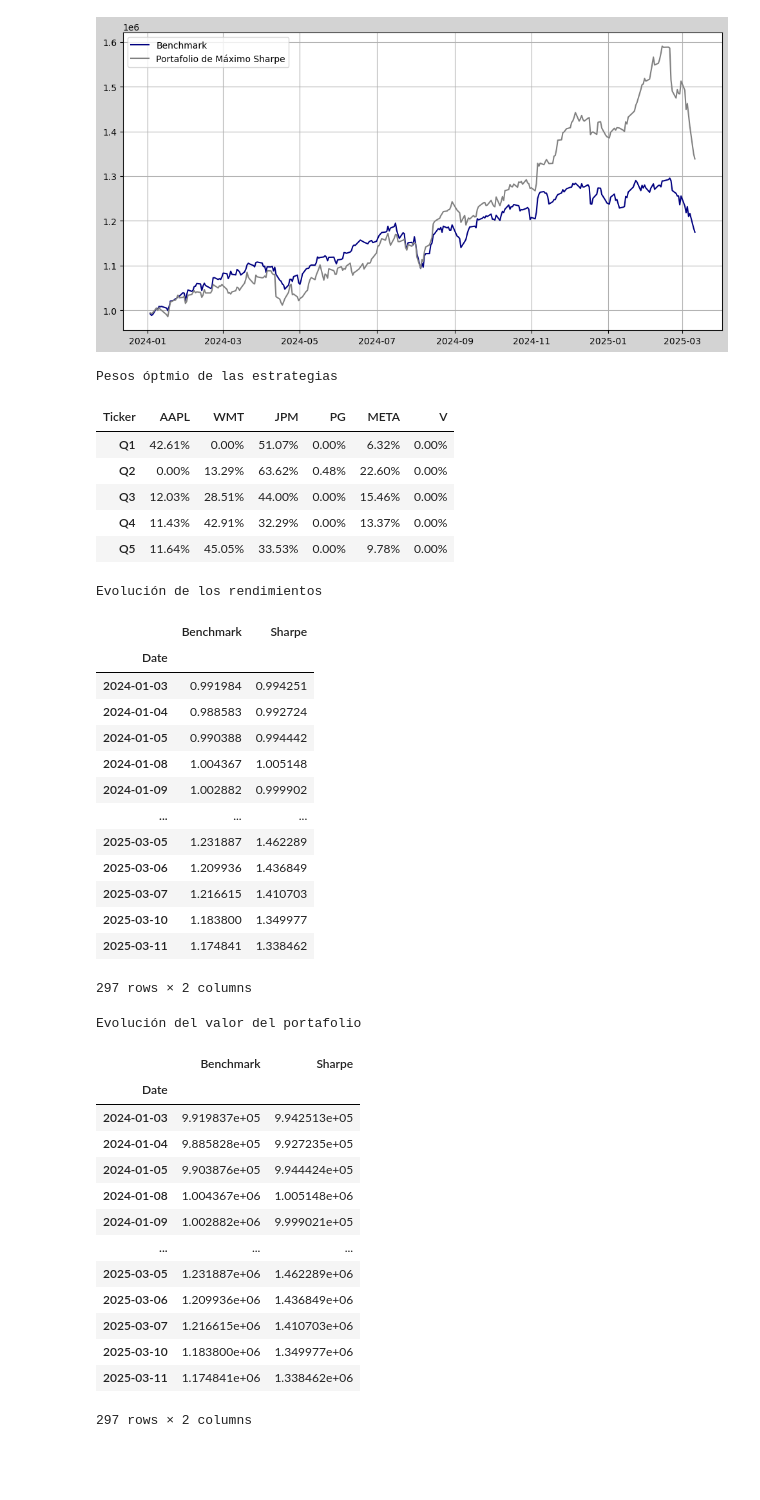
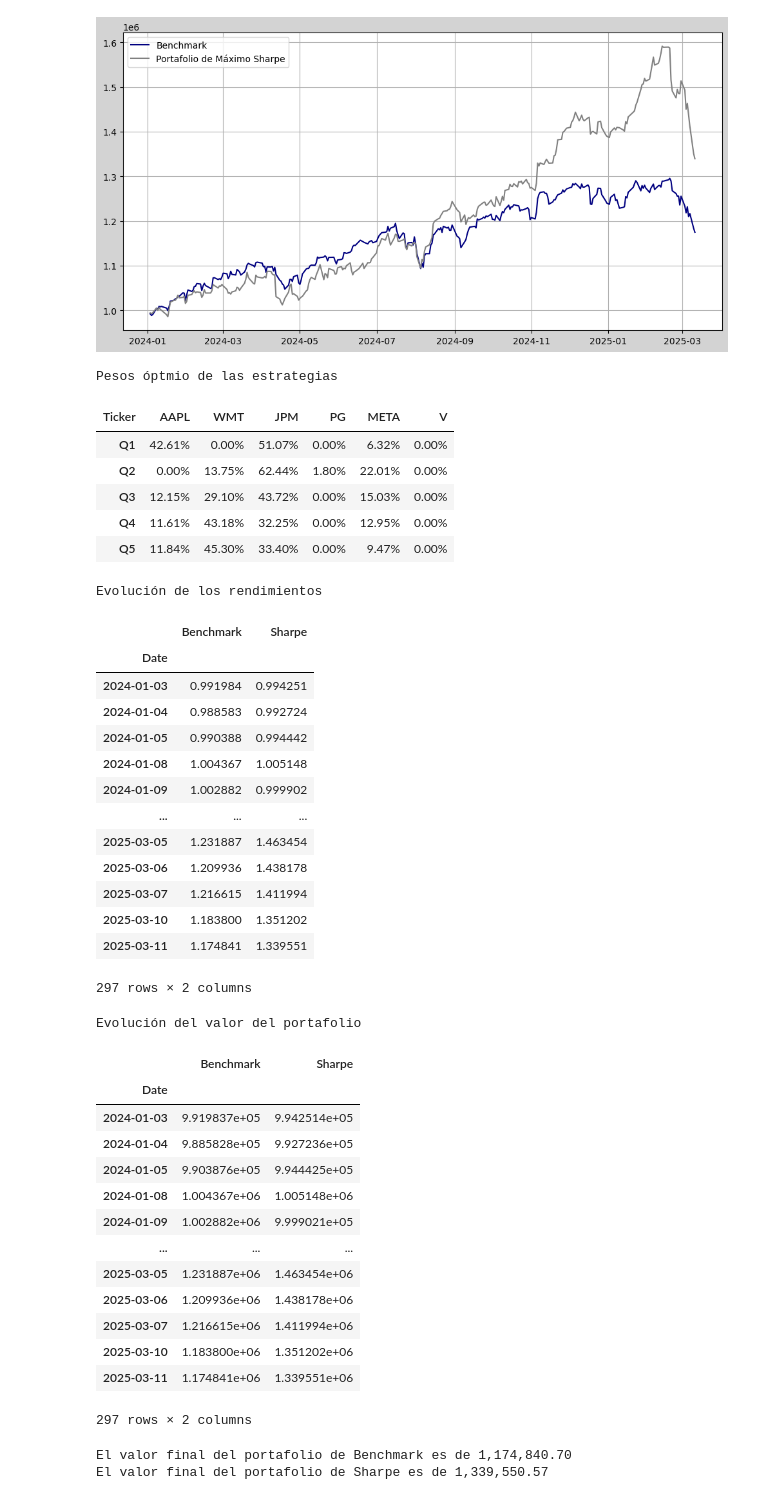
Before and after one commit to LuisMB09/admin_de_riesgos, a Jupyter notebook: proyecto_optimización.ipynb, the cells around one changed output. Drawn from its saved outputs; the diff is of its cells as text; code cells hidden in the pictures; blank space fills up the shorter version.

```diff
--- a/proyecto_optimización.ipynb
+++ b/proyecto_optimización.ipynb
@@ -281,6 +281,9 @@ print()
 
 print(f'Evolución del valor del portafolio')
 display(cumulative_returns_money)
+
+for i in cumulative_returns_money.columns:
+    print(f'El valor final del portafolio {i} es de {cumulative_returns_money[i].iloc[-1]:,.2f}')
 # %% [output]
 Pesos óptmio de las estrategias
 | Ticker | AAPL | WMT | JPM | PG | META | V |
@@ -367,7 +375,8 @@ rt_test_dynamic = [rt_test_total.loc[test_dates[i]:test_dates[i+1]] if i == 0
 # %% [markdown]
 ### Máximo Ratio de Sharpe
 # %%
-sharpe_weights = [opt_sharpe(rt_train_dynamic[i], rf) for i in range(len(rt_train_dynamic))]
+rf = [0.05, 0.048, 0.047, 0.046, 0.045, 0.044]
+sharpe_weights = [opt_sharpe(rt_train_dynamic[i], rf[i]) for i in range(len(rt_train_dynamic))]
 sharpe_dynamic = [portfolio_return(rt_test_dynamic[i], sharpe_weights[i]) for i in range(len(rt_test_dynamic))]
 
 sharpe_dynamic = np.concatenate(sharpe_dynamic)
@@ -418,24 +427,27 @@ plt.grid();
 # %%
 print(f'Pesos óptmio de las estrategias')
 display(df_sharpe)
 print()
 
 pd.reset_option('display.float_format')
 print(f'Evolución de los rendimientos')
 display(cumulative_returns_dynamic)
 
 print()
 
 print(f'Evolución del valor del portafolio')
 display(cumulative_money_dynamic)
+
+for i in cumulative_money_dynamic.columns:
+    print(f'El valor final del portafolio de {i} es de {cumulative_money_dynamic[i].iloc[-1]:,.2f}')
 # %% [output]
 Pesos óptmio de las estrategias
 | Ticker | AAPL | WMT | JPM | PG | META | V |
 | Q1 | 42.61% | 0.00% | 51.07% | 0.00% | 6.32% | 0.00% |
-| Q2 | 0.00% | 13.29% | 63.62% | 0.48% | 22.60% | 0.00% |
-| Q3 | 12.03% | 28.51% | 44.00% | 0.00% | 15.46% | 0.00% |
-| Q4 | 11.43% | 42.91% | 32.29% | 0.00% | 13.37% | 0.00% |
-| Q5 | 11.64% | 45.05% | 33.53% | 0.00% | 9.78% | 0.00% |
+| Q2 | 0.00% | 13.75% | 62.44% | 1.80% | 22.01% | 0.00% |
+| Q3 | 12.15% | 29.10% | 43.72% | 0.00% | 15.03% | 0.00% |
+| Q4 | 11.61% | 43.18% | 32.25% | 0.00% | 12.95% | 0.00% |
+| Q5 | 11.84% | 45.30% | 33.40% | 0.00% | 9.47% | 0.00% |
 Evolución de los rendimientos
 |  | Benchmark | Sharpe |
 | Date |  |  |
@@ -445,24 +457,26 @@ Evolución de los rendimientos
 | 2024-01-08 | 1.004367 | 1.005148 |
 | 2024-01-09 | 1.002882 | 0.999902 |
 | ... | ... | ... |
-| 2025-03-05 | 1.231887 | 1.462289 |
-| 2025-03-06 | 1.209936 | 1.436849 |
-| 2025-03-07 | 1.216615 | 1.410703 |
-| 2025-03-10 | 1.183800 | 1.349977 |
-| 2025-03-11 | 1.174841 | 1.338462 |
+| 2025-03-05 | 1.231887 | 1.463454 |
+| 2025-03-06 | 1.209936 | 1.438178 |
+| 2025-03-07 | 1.216615 | 1.411994 |
+| 2025-03-10 | 1.183800 | 1.351202 |
+| 2025-03-11 | 1.174841 | 1.339551 |
 297 rows × 2 columns
 Evolución del valor del portafolio
 |  | Benchmark | Sharpe |
 | Date |  |  |
-| 2024-01-03 | 9.919837e+05 | 9.942513e+05 |
-| 2024-01-04 | 9.885828e+05 | 9.927235e+05 |
-| 2024-01-05 | 9.903876e+05 | 9.944424e+05 |
+| 2024-01-03 | 9.919837e+05 | 9.942514e+05 |
+| 2024-01-04 | 9.885828e+05 | 9.927236e+05 |
+| 2024-01-05 | 9.903876e+05 | 9.944425e+05 |
 | 2024-01-08 | 1.004367e+06 | 1.005148e+06 |
 | 2024-01-09 | 1.002882e+06 | 9.999021e+05 |
 | ... | ... | ... |
-| 2025-03-05 | 1.231887e+06 | 1.462289e+06 |
-| 2025-03-06 | 1.209936e+06 | 1.436849e+06 |
-| 2025-03-07 | 1.216615e+06 | 1.410703e+06 |
-| 2025-03-10 | 1.183800e+06 | 1.349977e+06 |
-| 2025-03-11 | 1.174841e+06 | 1.338462e+06 |
+| 2025-03-05 | 1.231887e+06 | 1.463454e+06 |
+| 2025-03-06 | 1.209936e+06 | 1.438178e+06 |
+| 2025-03-07 | 1.216615e+06 | 1.411994e+06 |
+| 2025-03-10 | 1.183800e+06 | 1.351202e+06 |
+| 2025-03-11 | 1.174841e+06 | 1.339551e+06 |
 297 rows × 2 columns
+El valor final del portafolio de Benchmark es de 1,174,840.70
+El valor final del portafolio de Sharpe es de 1,339,550.57
```
Also changed, not shown: parts of 5 cells of this notebook.
